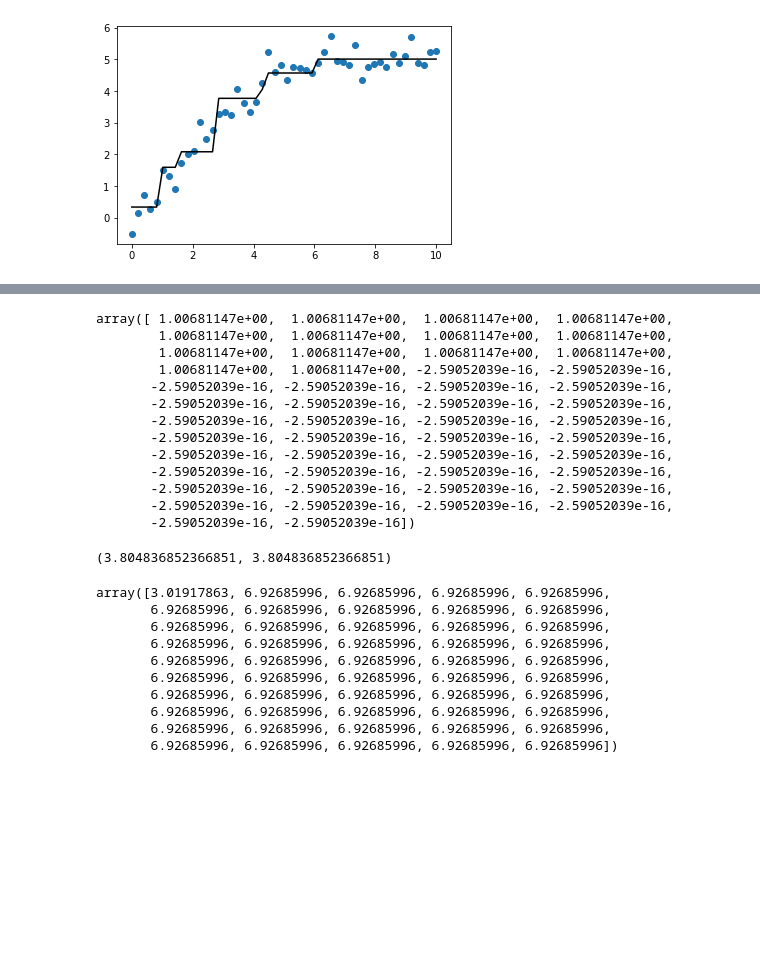
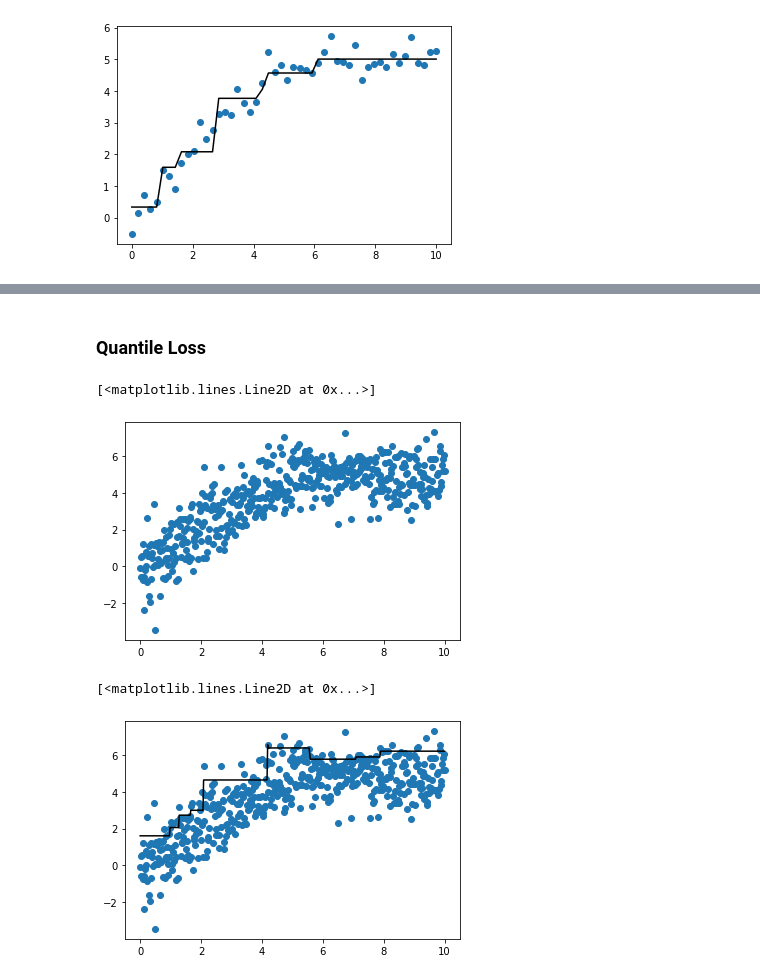
Before and after one commit to mcb00/blog, a Jupyter notebook: _drafts/hacks-for-freedman-gbm.ipynb, the cells around one changed output, grey strips where cells are left out. Saved outputs shown, nothing was run; the diff lists cells and outputs as text; code cells hidden in the pictures; blank space fills up the shorter version.

Commit message:
Working implementation of quantile loss.

```diff
--- a/_drafts/hacks-for-freedman-gbm.ipynb
+++ b/_drafts/hacks-for-freedman-gbm.ipynb
@@ -344,33 +287,13 @@ array([11.77441585, 11.77441585, 11.77441585, 11.77441585, 11.77441585,
-# %%
-gbm.trees[1].predict(x)
-# %% [output]
-array([ 1.00681147e+00,  1.00681147e+00,  1.00681147e+00,  1.00681147e+00,
-        1.00681147e+00,  1.00681147e+00,  1.00681147e+00,  1.00681147e+00,
-        1.00681147e+00,  1.00681147e+00,  1.00681147e+00,  1.00681147e+00,
-        1.00681147e+00,  1.00681147e+00, -2.59052039e-16, -2.59052039e-16,
-       -2.59052039e-16, -2.59052039e-16, -2.59052039e-16, -2.59052039e-16,
-       -2.59052039e-16, -2.59052039e-16, -2.59052039e-16, -2.59052039e-16,
-       -2.59052039e-16, -2.59052039e-16, -2.59052039e-16, -2.59052039e-16,
-       -2.59052039e-16, -2.59052039e-16, -2.59052039e-16, -2.59052039e-16,
-       -2.59052039e-16, -2.59052039e-16, -2.59052039e-16, -2.59052039e-16,
-       -2.59052039e-16, -2.59052039e-16, -2.59052039e-16, -2.59052039e-16,
-       -2.59052039e-16, -2.59052039e-16, -2.59052039e-16, -2.59052039e-16,
-       -2.59052039e-16, -2.59052039e-16, -2.59052039e-16, -2.59052039e-16,
-       -2.59052039e-16, -2.59052039e-16])
-# %%
-gbm.initial_prediction, y.mean()
-# %% [output]
-(3.804836852366851, 3.804836852366851)
-# %%
-gbm.predict(x)
-# %% [output]
-array([3.01917863, 6.92685996, 6.92685996, 6.92685996, 6.92685996,
-       6.92685996, 6.92685996, 6.92685996, 6.92685996, 6.92685996,
-       6.92685996, 6.92685996, 6.92685996, 6.92685996, 6.92685996,
-       6.92685996, 6.92685996, 6.92685996, 6.92685996, 6.92685996,
-       6.92685996, 6.92685996, 6.92685996, 6.92685996, 6.92685996,
-       6.92685996, 6.92685996, 6.92685996, 6.92685996, 6.92685996,
-       6.92685996, 6.92685996, 6.92685996, 6.92685996, 6.92685996,
-       6.92685996, 6.92685996, 6.92685996, 6.92685996, 6.92685996,
-       6.92685996, 6.92685996, 6.92685996, 6.92685996, 6.92685996,
-       6.92685996, 6.92685996, 6.92685996, 6.92685996, 6.92685996])
+# %% [markdown]
+### Quantile Loss
+# %%
+rng = np.random.default_rng()
+x = np.linspace(0, 10, 500)
+# y = np.where(x < 5, x, 5) + rng.uniform(-2, 2, size=x.shape)
+y = np.where(x < 5, x, 5) + rng.normal(0, 1, size=x.shape)
+x = x.reshape(-1,1)
+# %%
+plt.plot(x, y, 'o')
+# %% [output]
+[<matplotlib.lines.Line2D at 0x...>]
+[figure, added]
@@ -376,0 +319,6 @@ array([3.01917863, 6.92685996, 6.92685996, 6.92685996, 6.92685996,
+# %%
+plt.plot(x, y, 'o')
+plt.plot(x, gbm.predict(x), 'k-')
+# %% [output]
+[<matplotlib.lines.Line2D at 0x...>]
+[figure, added]
```
Also changed, not shown: parts of 21 cells of this notebook.
